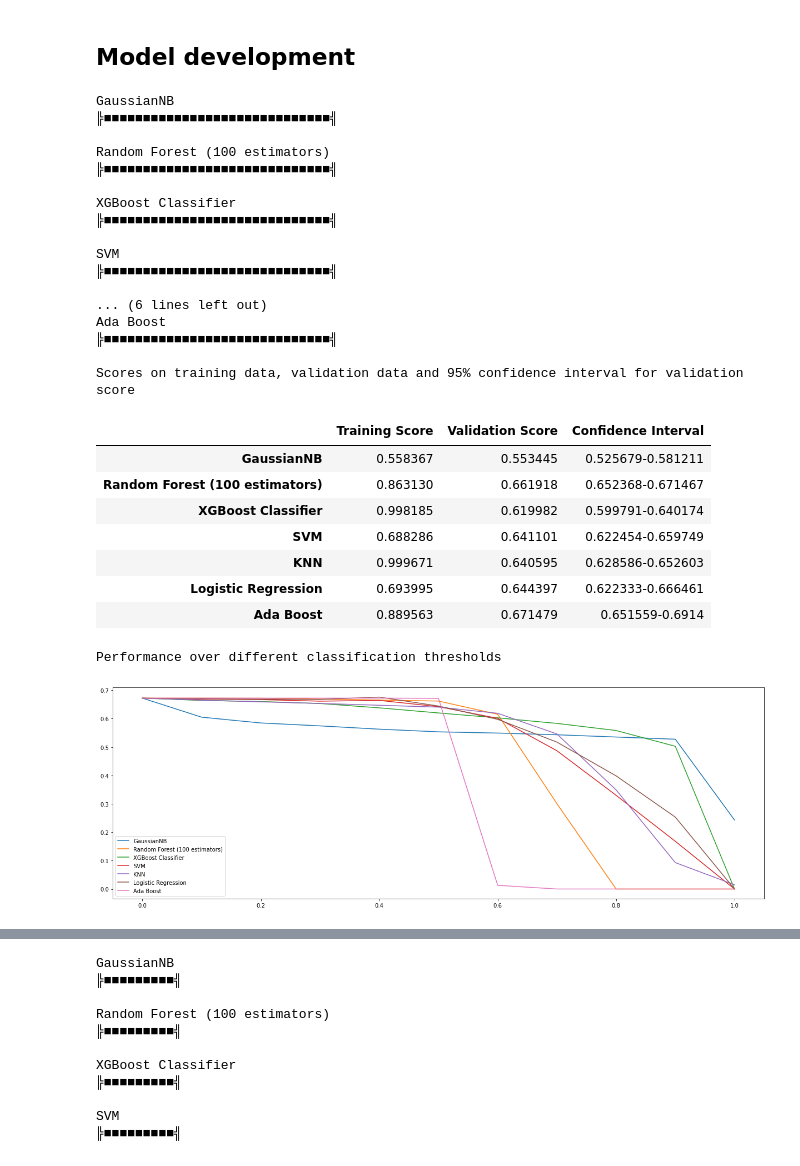
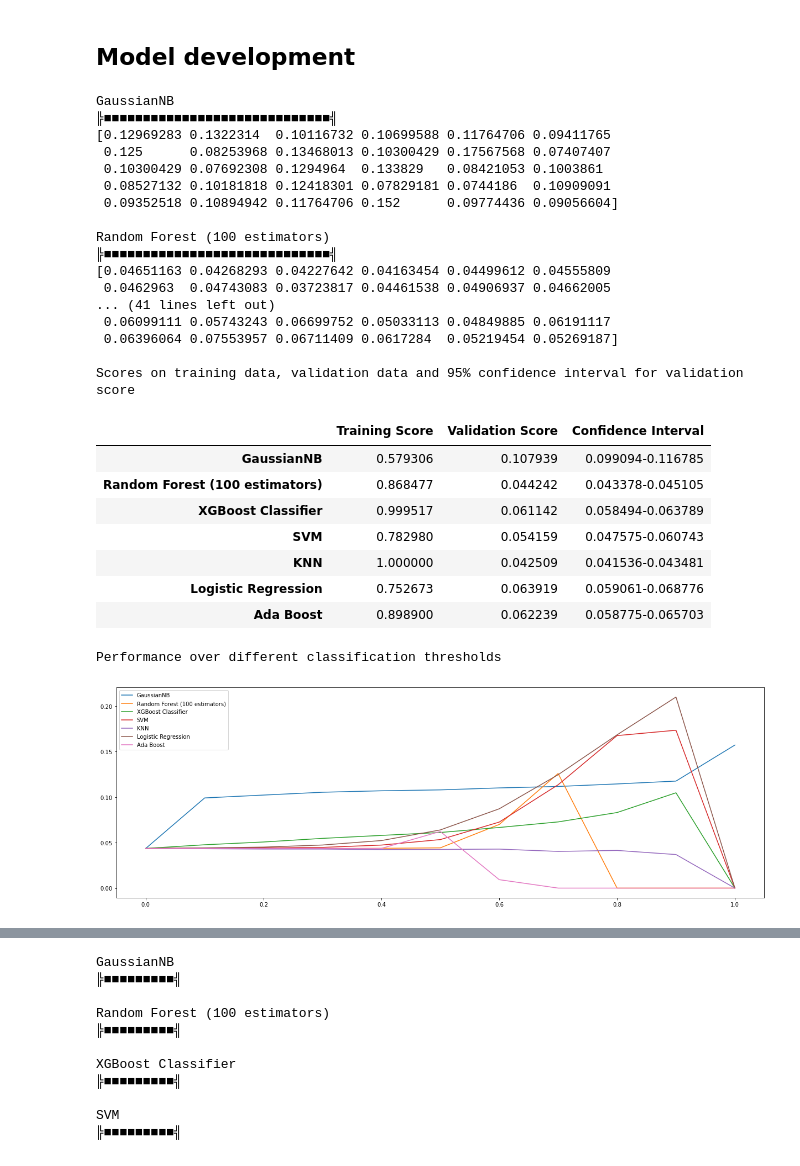
Before and after one commit to Sir-Slade/covid_prediction_project, a Jupyter notebook: PredictorExperimentsClean.ipynb, the cells around one changed output, grey strips where cells are left out. Saved outputs shown, nothing was run; the diff lists cells and outputs as text; code cells hidden in the pictures.

Commit message:
Created additional cells for testing and discovered why the scores were so different (the validation set proportions are not representative of the real population proportion)

```diff
--- a/PredictorExperimentsClean.ipynb
+++ b/PredictorExperimentsClean.ipynb
@@ -140,8 +142,10 @@ def cross_validation_class_ratios(data_x, data_y, model, folds, ratio_negatives_
     size_of_negatives = data_y[data_y == "Negative"].shape[0]
     negs_to_sample = min(positive_index.shape[0] * ratio_negatives_to_positives, size_of_negatives) if ratio_negatives_to_positives >=1 else size_of_negatives
 
-    fold_size = positive_index.shape[0] // folds
+    fold_size = positive_index.shape[0] // folds if folds > 1 else positive_index.shape[0] // 10 #If we just want 1 fold, we just make the training set 90% of the data
     fold_size_neg = fold_size * ratio_negatives_to_positives if negs_to_sample < size_of_negatives else size_of_negatives // folds
+
+    negs_to_sample = negs_to_sample - fold_size_neg if negs_to_sample - fold_size_neg > 0 else (negs_to_sample // 10) * 9 #If we just want 1 fold, we just make the training set 90% of the data
 
     results = np.zeros((folds,2)) #Shape of folds, training and validation, and number of metrics
     threshold_results = np.zeros((folds, thresholds.shape[0]))
@@ -156,12 +160,16 @@ def cross_validation_class_ratios(data_x, data_y, model, folds, ratio_negatives_
         training_positives = np.setdiff1d(positive_index, positive_index[start:end]) #The index of positives to be used as training set
 
         # Sample the size of negatives- the size of the fold negatives for training and concatenate with the corresponding indexes for the fold
-        train_x = pd.concat([data_x[data_y == "Negative"].sample(negs_to_sample - fold_size_neg), data_x.loc[training_positives]], axis=0) # 'loc' instead of 'iloc' because the indexes are treated as labels, not numbers
+        train_x = pd.concat([data_x[data_y == "Negative"].sample(negs_to_sample), data_x.loc[training_positives]], axis=0) # 'loc' instead of 'iloc' because the indexes are treated as labels, not numbers
         train_y = data_y[train_x.index]
 
         rest_of_x = data_x.loc[~data_x.index.isin(train_x.index)] ## Al data not used by training
         valid_x = pd.concat([rest_of_x[data_y == "Negative"].sample(fold_size_neg), data_x.loc[positive_index[start:end]]], axis=0) # 'loc' instead of 'iloc' because the indexes are treated as labels, not numbers
         valid_y = data_y[valid_x.index]
+
+        #print("Train shape:", train_x.shape, "Valid shape:", valid_x.shape)
+        #print("Training:", train_y.value_counts(), sep="\n")
+        #print("Validation:", valid_y.value_counts(), sep="\n")
 
         train_x = imputer.fit_transform(train_x, train_y)
         valid_x = imputer.transform(valid_x)
@@ -199,6 +207,7 @@ def cross_validation_class_ratios(data_x, data_y, model, folds, ratio_negatives_
 
     print("")
 
+    print(results[:,1])
     return results.mean(axis=0), results.std(ddof=1, axis=0), threshold_results.mean(axis=0) # 'ddof=1' means the divisor will be n-1 (ddof is degrees of freedom) since this is a sample of all possible results
 
 
@@ -248,6 +257,8 @@ def run_models(data_x, data_y, models, folds=10, ratio_negatives_to_positives=-1
 
 def eval_final_performance(train_x, train_y, test_x, test_y, model, threshold=.5):
     new_X = reduce_training_set(train_x, train_y)
+
+
     new_y = train_y[new_X.index]
 
     pipeline = Pipeline([("Imputer", DataImputer()),
@@ -450,33 +461,33 @@ models ={
     "Ada Boost" : AdaBoostClassifier()
 }
 # %%
-run_models(X[selected_features], y, models, folds=30, ratio_negatives_to_positives=1)
+run_models(X, y, models, folds=30, ratio_negatives_to_positives=1)
 # %% [output]
 GaussianNB
 ╠■■■■■■■■■■■■■■■■■■■■■■■■■■■■■╣
+[0.12969283 0.1322314  0.10116732 0.10699588 0.11764706 0.09411765
+ 0.125      0.08253968 0.13468013 0.10300429 0.17567568 0.07407407
+ 0.10300429 0.07692308 0.1294964  0.133829   0.08421053 0.1003861
+ 0.08527132 0.10181818 0.12418301 0.07829181 0.0744186  0.10909091
+ 0.09352518 0.10894942 0.11764706 0.152      0.09774436 0.09056604]
 
 Random Forest (100 estimators)
 ╠■■■■■■■■■■■■■■■■■■■■■■■■■■■■■╣
-
-XGBoost Classifier
-╠■■■■■■■■■■■■■■■■■■■■■■■■■■■■■╣
-
-SVM
-╠■■■■■■■■■■■■■■■■■■■■■■■■■■■■■╣
-
-... (6 lines left out)
-Ada Boost
-╠■■■■■■■■■■■■■■■■■■■■■■■■■■■■■╣
+[0.04651163 0.04268293 0.04227642 0.04163454 0.04499612 0.04555809
+ 0.0462963  0.04743083 0.03723817 0.04461538 0.04906937 0.04662005
+... (41 lines left out)
+ 0.06099111 0.05743243 0.06699752 0.05033113 0.04849885 0.06191117
+ 0.06396064 0.07553957 0.06711409 0.0617284  0.05219454 0.05269187]
 
 Scores on training data, validation data and 95% confidence interval for validation score
 |  | Training Score | Validation Score | Confidence Interval |
-| GaussianNB | 0.558367 | 0.553445 | 0.525679-0.581211 |
-| Random Forest (100 estimators) | 0.863130 | 0.661918 | 0.652368-0.671467 |
-| XGBoost Classifier | 0.998185 | 0.619982 | 0.599791-0.640174 |
-| SVM | 0.688286 | 0.641101 | 0.622454-0.659749 |
-| KNN | 0.999671 | 0.640595 | 0.628586-0.652603 |
-| Logistic Regression | 0.693995 | 0.644397 | 0.622333-0.666461 |
-| Ada Boost | 0.889563 | 0.671479 | 0.651559-0.6914 |
+| GaussianNB | 0.579306 | 0.107939 | 0.099094-0.116785 |
+| Random Forest (100 estimators) | 0.868477 | 0.044242 | 0.043378-0.045105 |
+| XGBoost Classifier | 0.999517 | 0.061142 | 0.058494-0.063789 |
+| SVM | 0.782980 | 0.054159 | 0.047575-0.060743 |
+| KNN | 1.000000 | 0.042509 | 0.041536-0.043481 |
+| Logistic Regression | 0.752673 | 0.063919 | 0.059061-0.068776 |
+| Ada Boost | 0.898900 | 0.062239 | 0.058775-0.065703 |
 Performance over different classification thresholds
-[figure, old version]
+[figure, new version]
 |  | 0.0 | 0.1 | 0.2 | 0.3 | 0.4 | 0.5 | 0.6 | 0.7 | 0.8 | 0.9 | 1.0 |
```
Also changed, not shown: parts of 11 cells of this notebook.
